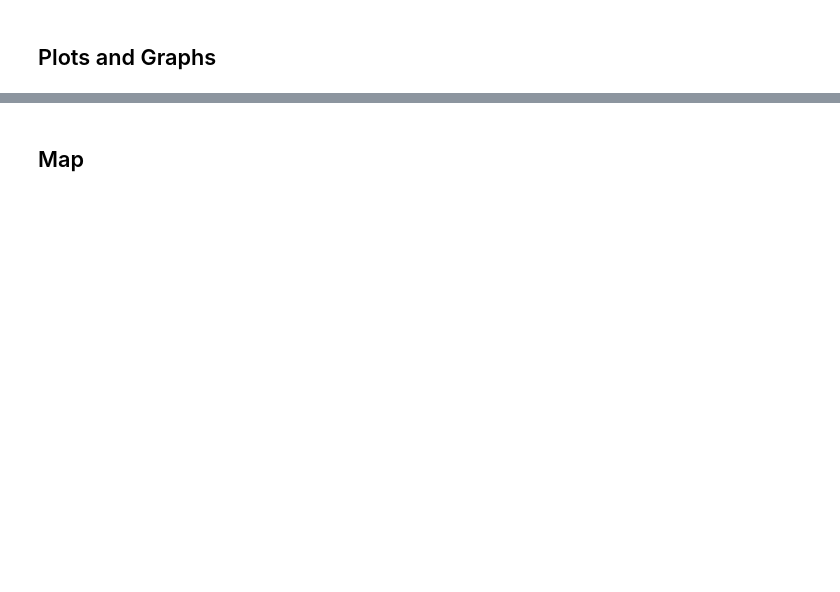
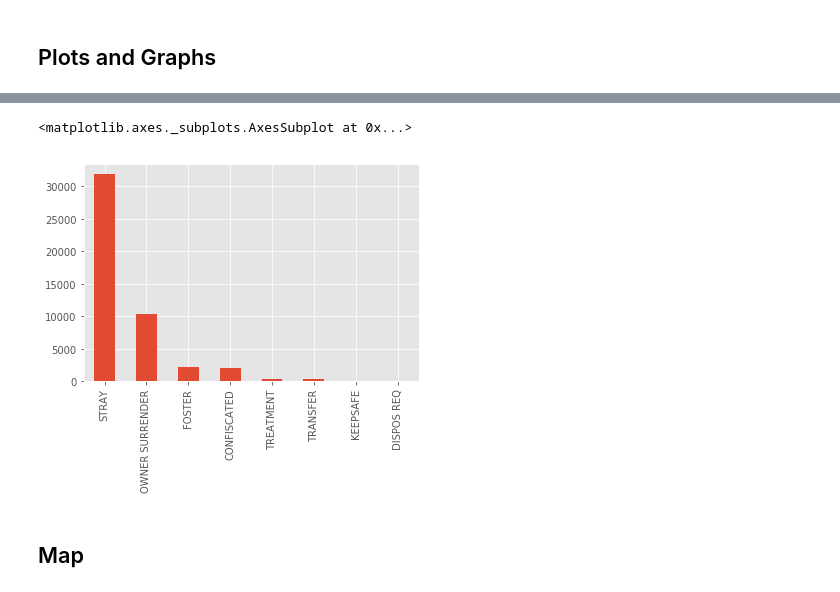
Before and after one commit to cwong690/Dallas-Paws, a Jupyter notebook: dallas_animals.ipynb, the cells around one changed output, grey strips where cells are left out. Drawn from its saved outputs; the diff is of its cells as text; code cells hidden in the pictures; blank space fills up the shorter version.

```diff
--- a/dallas_animals.ipynb
+++ b/dallas_animals.ipynb
@@ -16,9 +16,16 @@ This analysis will simply look year 2019, taking all data within 2019 from both
 import numpy as np
 import pandas as pd
 from datetime import datetime
+import matplotlib.pyplot as plt
+from scipy import stats
+
 pd.set_option('display.max_columns', 100)
 pd.set_option('display.max_rows', 50)
 
+plt.style.use('ggplot')
+
+%matplotlib inline
+
 # description of fields: https://www.dallasopendata.com/City-Services/Animals-Inventory/qgg6-h4bd
 # https://gis.dallascityhall.com/documents/StaticMaps/Council/2013_Council_PDFs/2013_CouncilDistrictAllA.pdf
 # %%
@@ -392,0 +411,3 @@ Outcome Condition:  ['APP SICK', 'DEAD', 'TREATABLE REHABILITABLE NON-CONTAGIOUS
+# %%
+dallas = dallas[(dallas['animal_type'] == 'CAT') | (dallas['animal_type'] == 'DOG')]
+dallas['animal_type'].value_counts()
@@ -394,0 +432,5 @@ Outcome Condition:  ['APP SICK', 'DEAD', 'TREATABLE REHABILITABLE NON-CONTAGIOUS
+# %%
+dallas['intake_type'].value_counts().plot(kind='bar')
+# %% [output]
+<matplotlib.axes._subplots.AxesSubplot at 0x...>
+[figure, added]
```
Also changed, not shown: parts of 5 cells of this notebook.
